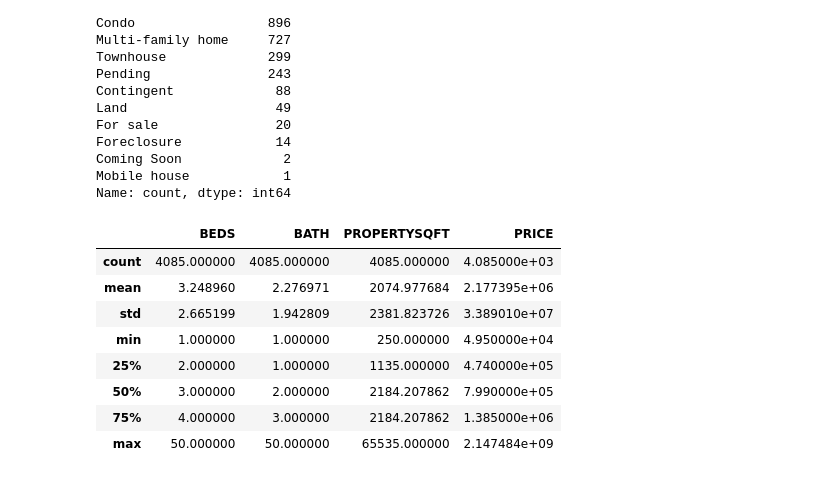
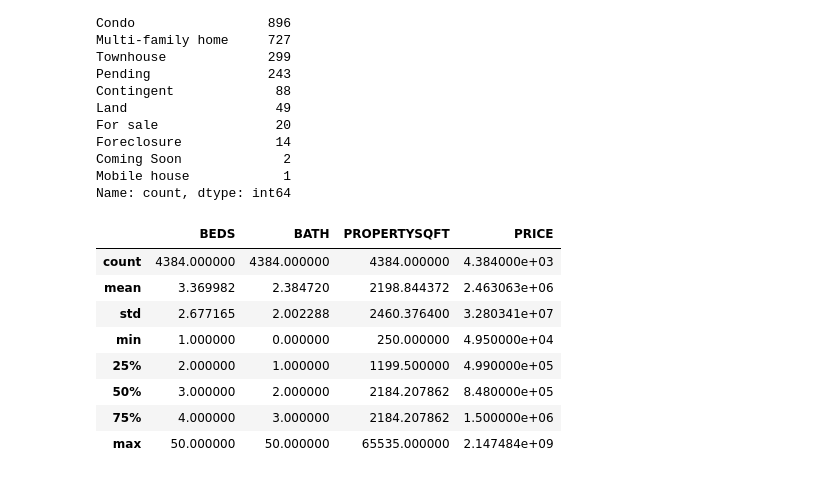
Before and after one commit to Trevor5008/CAP2757_FinalProject, a Jupyter notebook: Final_Project.ipynb, the cells around one changed output. Saved outputs shown, nothing was run; the diff lists cells and outputs as text; code cells hidden in the pictures.

```diff
--- a/Final_Project.ipynb
+++ b/Final_Project.ipynb
@@ -85,17 +96,17 @@ Coming Soon             2
 Mobile house            1
 Name: count, dtype: int64
 # %%
-keep_types = ['Co-op' , 'House' , 'Condo' , 'Multi-family home']
+keep_types = ['Co-op' , 'House' , 'Condo' , 'Multi-family home', 'Townhouse']
 df = df[df.TYPE.isin(keep_types)]
 
 df.describe()
 # %% [output]
 |  | BEDS | BATH | PROPERTYSQFT | PRICE |
-| count | 4085.000000 | 4085.000000 | 4085.000000 | 4.085000e+03 |
-| mean | 3.248960 | 2.276971 | 2074.977684 | 2.177395e+06 |
-| std | 2.665199 | 1.942809 | 2381.823726 | 3.389010e+07 |
-| min | 1.000000 | 1.000000 | 250.000000 | 4.950000e+04 |
-| 25% | 2.000000 | 1.000000 | 1135.000000 | 4.740000e+05 |
-| 50% | 3.000000 | 2.000000 | 2184.207862 | 7.990000e+05 |
-| 75% | 4.000000 | 3.000000 | 2184.207862 | 1.385000e+06 |
+| count | 4384.000000 | 4384.000000 | 4384.000000 | 4.384000e+03 |
+| mean | 3.369982 | 2.384720 | 2198.844372 | 2.463063e+06 |
+| std | 2.677165 | 2.002288 | 2460.376400 | 3.280341e+07 |
+| min | 1.000000 | 0.000000 | 250.000000 | 4.950000e+04 |
+| 25% | 2.000000 | 1.000000 | 1199.500000 | 4.990000e+05 |
+| 50% | 3.000000 | 2.000000 | 2184.207862 | 8.480000e+05 |
+| 75% | 4.000000 | 3.000000 | 2184.207862 | 1.500000e+06 |
 | max | 50.000000 | 50.000000 | 65535.000000 | 2.147484e+09 |
```
Also changed, not shown: parts of 14 cells of this notebook, 1 other file.
